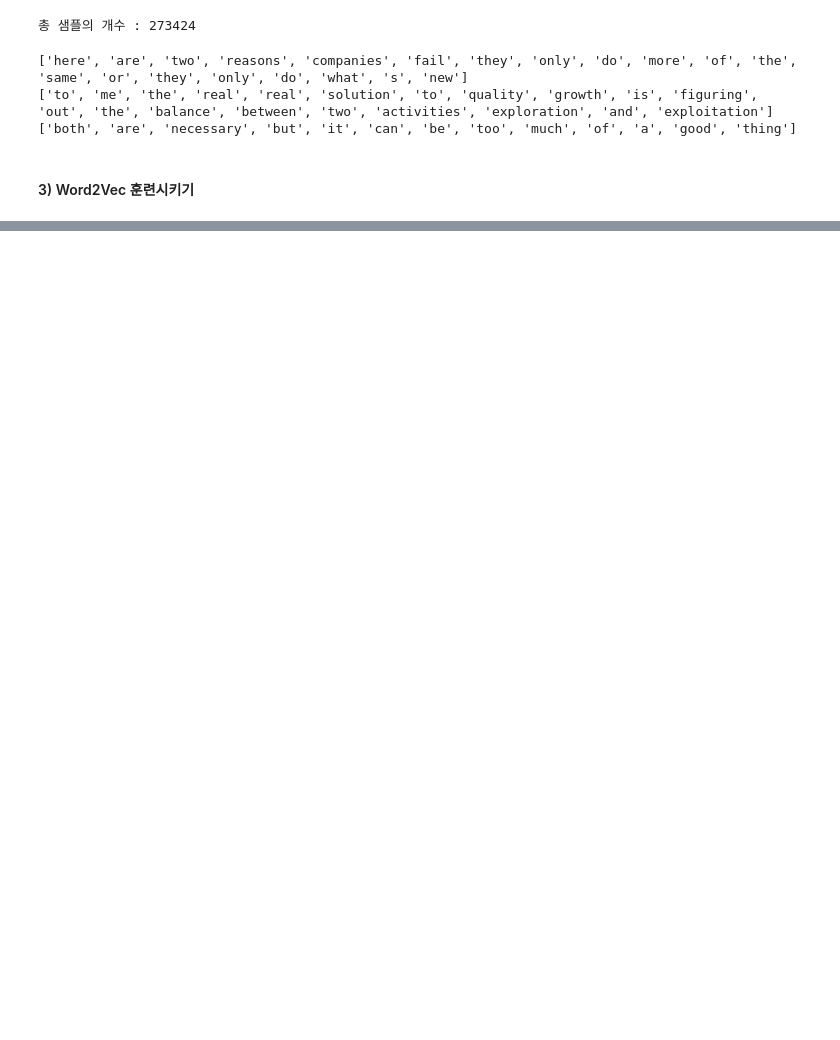
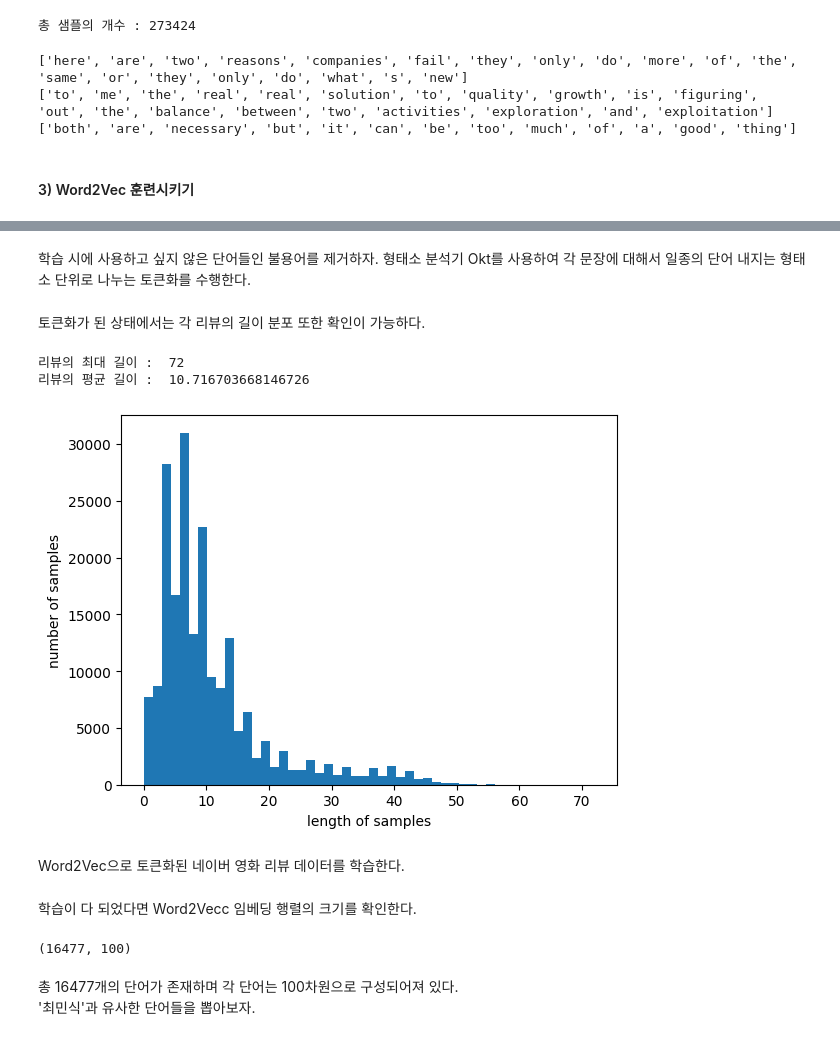
Before and after one commit to tryfasting/deeplearning-pytorch-textbook, a Jupyter notebook: 12-04 Word2Vec 학습 및 시각화.ipynb, the cells around one changed output, grey strips where cells are left out. Drawn from its saved outputs; the diff is of its cells as text; code cells hidden in the pictures; blank space fills up the shorter version.

```diff
--- a/12-04 Word2Vec 학습 및 시각화.ipynb
+++ b/12-04 Word2Vec 학습 및 시각화.ipynb
@@ -76,0 +116,2 @@ ModuleNotFoundError: No module named 'gensim'
+# %%
+train_data = pd.read_table('ratings.txt')
@@ -76,0 +138,3 @@ ModuleNotFoundError: No module named 'gensim'
+# %%
+train_data =  train_data.dropna(how = 'any') # NULL값이 존재하는 행 제거
+print(train_data.isnull().values.any())
@@ -76,0 +152,3 @@ ModuleNotFoundError: No module named 'gensim'
+# %%
+# 정규 표현식을 통한 한글 외 문자 제거
+train_data['document'] = train_data['document'].str.replace("[^ㄱ-ㅎㅏ-ㅣ가-힣 ]","", regex=True)
@@ -76,0 +164,2 @@ ModuleNotFoundError: No module named 'gensim'
+# %% [markdown]
+학습 시에 사용하고 싶지 않은 단어들인 불용어를 제거하자. 형태소 분석기 Okt를 사용하여 각 문장에 대해서 일종의 단어 내지는 형태소 단위로 나누는 토큰화를 수행한다.
@@ -76,0 +168,29 @@ ModuleNotFoundError: No module named 'gensim'
+# %%
+# 불용어 정의
+stopwords = ['의','가','이','은','들','는','좀','잘','걍','과','도','를','으로','자','에','와','한','하다']
+
+# 형태소 분석기 OKT를 사용한 토큰화 작업
+okt = Okt()
+
+tokenized_data = []
+for sentence in tqdm(train_data['document']):
+    tokenized_sentence = okt.morphs(sentence, stem=True) # 토큰화
+    stopwords_removed_sentence = [word for word in tokenized_sentence if not word in stopwords] # 불용어 제거
+
+    tokenized_data.append(stopwords_removed_sentence)
+# %% [markdown]
+토큰화가 된 상태에서는 각 리뷰의 길이 분포 또한 확인이 가능하다.
+# %%
+# 리뷰 길이 분포 확인
+print('리뷰의 최대 길이 : ', max(len(review) for review in tokenized_data))
+print('리뷰의 평균 길이 : ', sum(map(len,tokenized_data))/len(tokenized_data))
+plt.hist([len(review) for review in tokenized_data], bins=50)
+plt.xlabel('length of samples')
+plt.ylabel('number of samples')
+plt.show()
+# %% [output]
+리뷰의 최대 길이 :  72
+리뷰의 평균 길이 :  10.716703668146726
+[figure, added]
+# %% [markdown]
+Word2Vec으로 토큰화된 네이버 영화 리뷰 데이터를 학습한다.
@@ -76,0 +200,10 @@ ModuleNotFoundError: No module named 'gensim'
+# %% [markdown]
+학습이 다 되었다면 Word2Vecc 임베딩 행렬의 크기를 확인한다.
+# %%
+# 완성된 임베딩 매트릭스의 크기 확인
+model.wv.vectors.shape
+# %% [output]
+(16477, 100)
+# %% [markdown]
+총 16477개의 단어가 존재하며 각 단어는 100차원으로 구성되어져 있다.
+'최민식'과 유사한 단어들을 뽑아보자.
```
Also changed, not shown: parts of 45 cells of this notebook.
